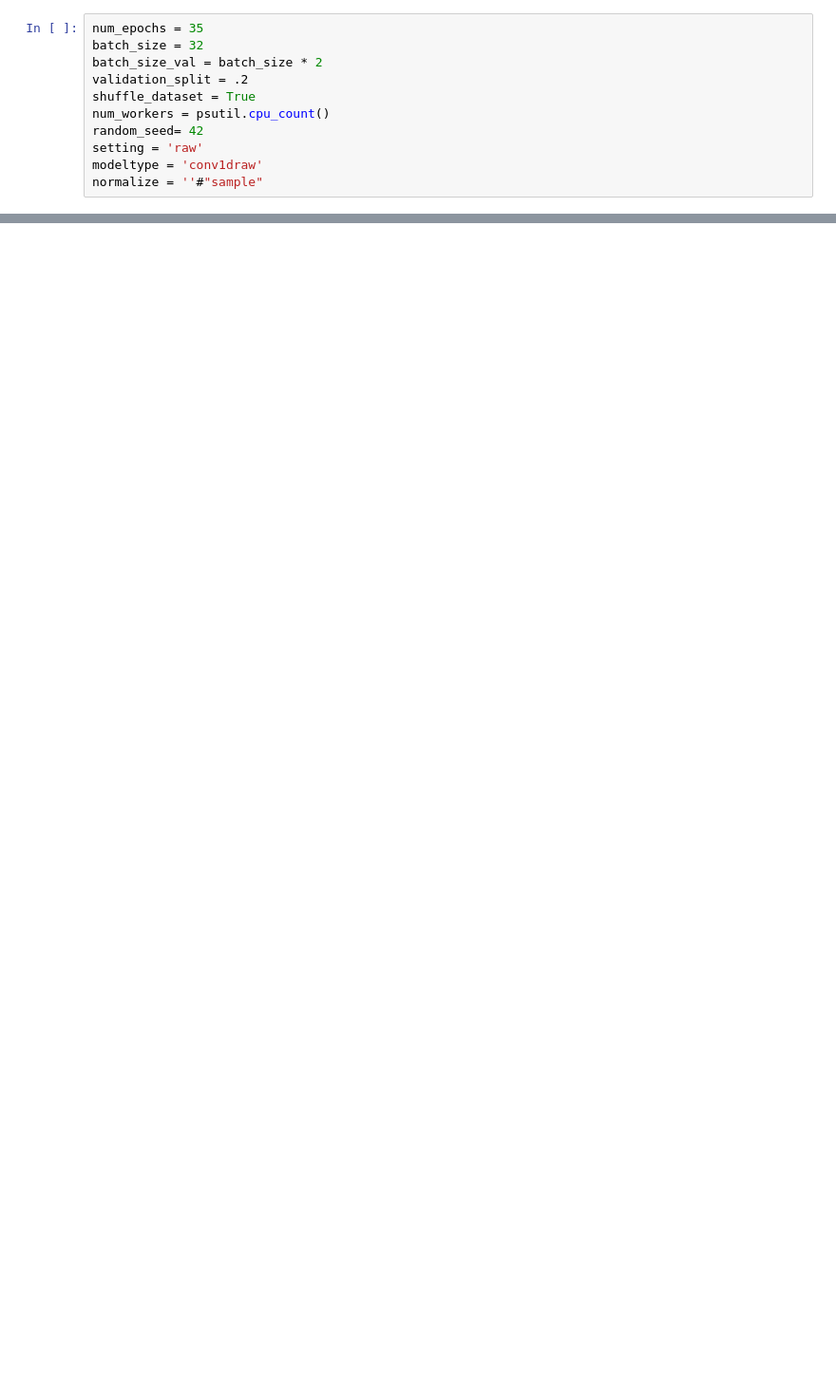
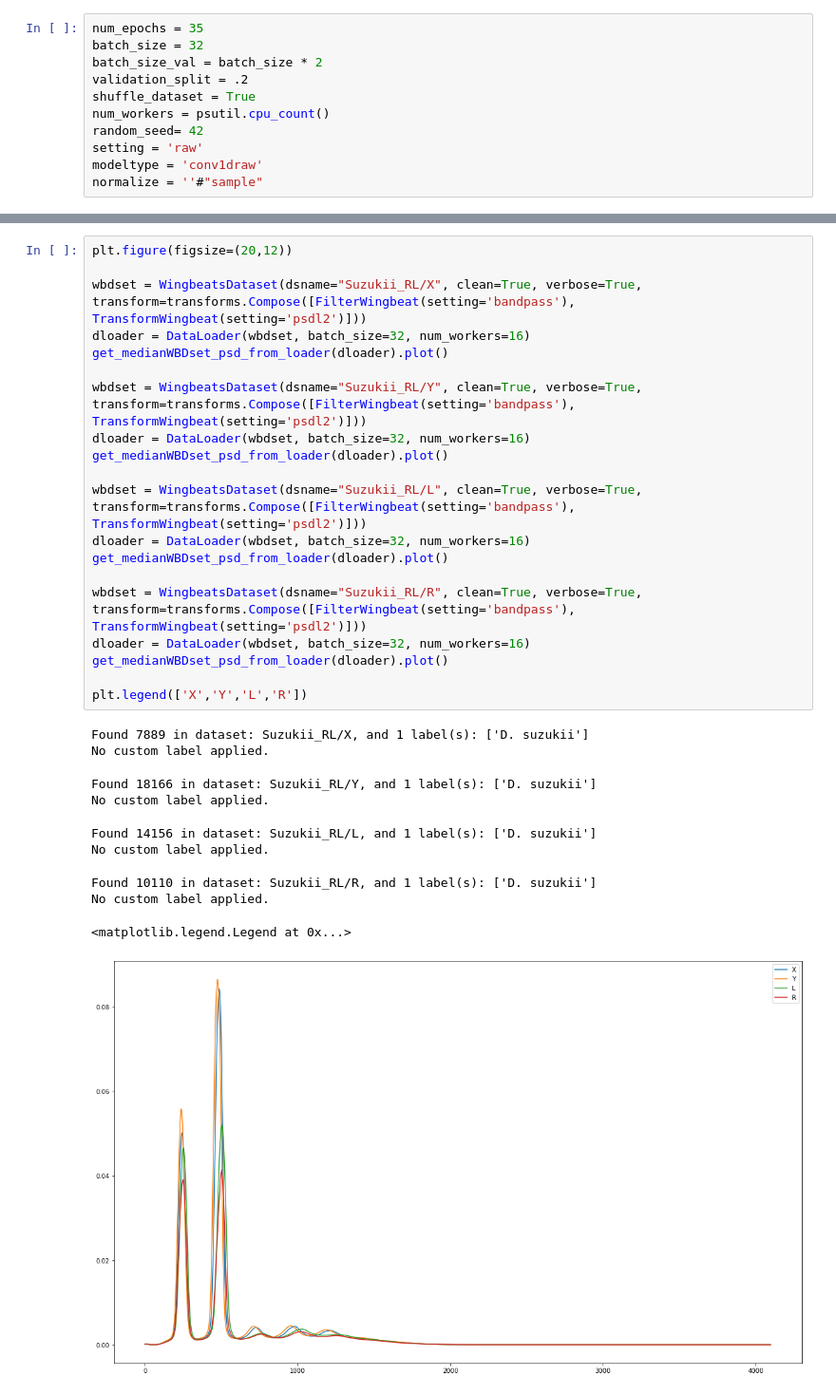
Before and after one commit to kalfasyan/wbai, a Jupyter notebook: Twin_cages.ipynb, the cells around one changed output, grey strips where cells are left out. Shown: that part at 95% size. Cells and saved outputs as stored; diff of their text form; blank space fills up the shorter version.

```diff
--- a/Twin_cages.ipynb
+++ b/Twin_cages.ipynb
@@ -95,0 +150,31 @@ for i in range(30):
+# %%
+plt.figure(figsize=(20,12))
+
+wbdset = WingbeatsDataset(dsname="Suzukii_RL/X", clean=True, verbose=True, transform=transforms.Compose([FilterWingbeat(setting='bandpass'), TransformWingbeat(setting='psdl2')]))
+dloader = DataLoader(wbdset, batch_size=32, num_workers=16)
+get_medianWBDset_psd_from_loader(dloader).plot()
+
+wbdset = WingbeatsDataset(dsname="Suzukii_RL/Y", clean=True, verbose=True, transform=transforms.Compose([FilterWingbeat(setting='bandpass'), TransformWingbeat(setting='psdl2')]))
+dloader = DataLoader(wbdset, batch_size=32, num_workers=16)
+get_medianWBDset_psd_from_loader(dloader).plot()
+
+wbdset = WingbeatsDataset(dsname="Suzukii_RL/L", clean=True, verbose=True, transform=transforms.Compose([FilterWingbeat(setting='bandpass'), TransformWingbeat(setting='psdl2')]))
+dloader = DataLoader(wbdset, batch_size=32, num_workers=16)
+get_medianWBDset_psd_from_loader(dloader).plot()
+
+wbdset = WingbeatsDataset(dsname="Suzukii_RL/R", clean=True, verbose=True, transform=transforms.Compose([FilterWingbeat(setting='bandpass'), TransformWingbeat(setting='psdl2')]))
+dloader = DataLoader(wbdset, batch_size=32, num_workers=16)
+get_medianWBDset_psd_from_loader(dloader).plot()
+
+plt.legend(['X','Y','L','R'])
+# %% [output]
+Found 7889 in dataset: Suzukii_RL/X, and 1 label(s): ['D. suzukii']
+No custom label applied.
+Found 18166 in dataset: Suzukii_RL/Y, and 1 label(s): ['D. suzukii']
+No custom label applied.
+Found 14156 in dataset: Suzukii_RL/L, and 1 label(s): ['D. suzukii']
+No custom label applied.
+Found 10110 in dataset: Suzukii_RL/R, and 1 label(s): ['D. suzukii']
+No custom label applied.
+<matplotlib.legend.Legend at 0x...>
+[figure, added]
```
Also changed, not shown: parts of 14 cells of this notebook, 2 other files.
